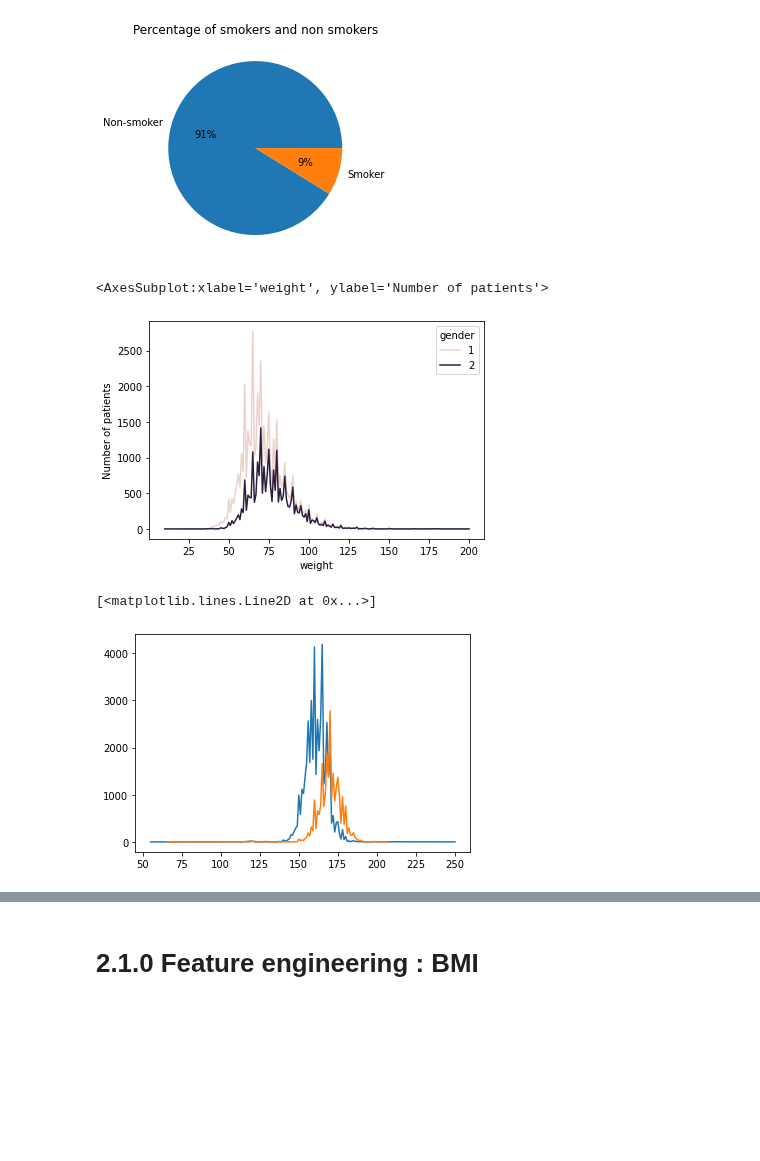
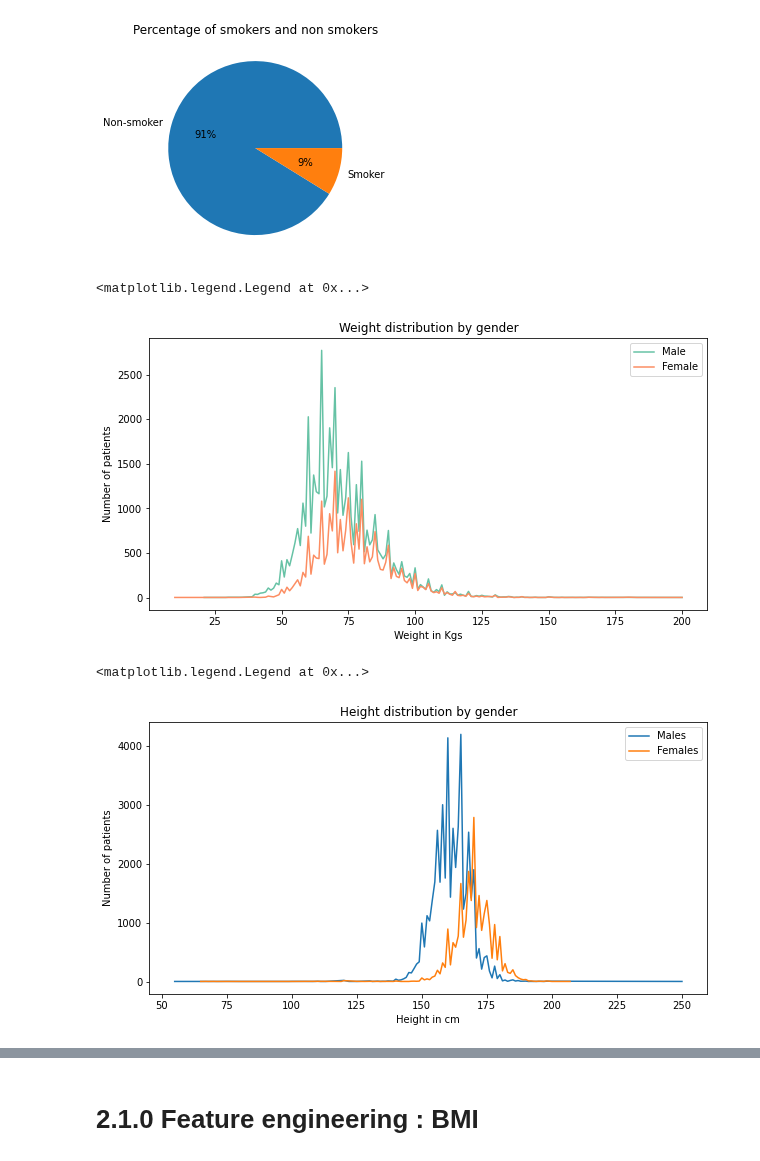
Before and after one commit to SamiFatmi/Machine-Learning-SAMI-FATMI, a Jupyter notebook: Labs/2-Disease_prediction.ipynb, the cells around one changed output, grey strips where cells are left out. Drawn from its saved outputs; the diff is of its cells as text; code cells hidden in the pictures; blank space fills up the shorter version.

```diff
--- a/Labs/2-Disease_prediction.ipynb
+++ b/Labs/2-Disease_prediction.ipynb
@@ -81,36 +96,44 @@ plt.show()
 # %% [output]
 [figure]
 # %%
-# Weight distribution
+### Weight distribution ###
 
+#group by weight and gender
 df_weight = df[["weight","gender"]].astype("int32").groupby(["weight","gender"]).size()
 
-df_weight = pd.DataFrame(df_weight).reset_index().rename(columns={0:"Number of patients"}).sort_values("weight",ascending=True).reset_index(drop=True)
+#renaming columns
+df_weight = pd.DataFrame(df_weight).reset_index().rename(columns={0:"Number of patients","gender":"Gender","weight":"Weight in Kgs"}).sort_values("Weight in Kgs",ascending=True).reset_index(drop=True)
 
+#plot
+plt.figure(figsize=(10,5))
 sns.lineplot(data = df_weight,
-                x="weight",
+                x="Weight in Kgs",
                 y="Number of patients",
-                hue="gender"
-                )
+                hue="Gender",
+                palette ="Set2"
+                ).set(title = "Weight distribution by gender")
+plt.legend(labels=["Male","Female"])
 # %% [output]
-<AxesSubplot:xlabel='weight', ylabel='Number of patients'>
+<matplotlib.legend.Legend at 0x...>
-[figure, old version]
+[figure, new version]
 # %%
-# Height distribution
+### Height distribution ###
 
+#Height by gender
 df_height = df_weight = df[["height","gender"]].astype("int32").groupby(["height","gender"]).size()
 
+#Renaming the columns
 df_height = pd.DataFrame(df_height).reset_index().rename(columns={0:"Number of patients"}).sort_values("height",ascending=True).reset_index(drop=True)
 
+#Plot
+plt.figure(figsize=(10,5))
 plt.plot(df_height[df_height["gender"]==1]["height"],df_height[df_height["gender"]==1]["Number of patients"])
 plt.plot(df_height[df_height["gender"]==2]["height"],df_height[df_height["gender"]==2]["Number of patients"])
-
-#sns.lineplot(data = df_height,
-#                x="height",
-#                y="Number of patients",
-#                hue="gender"
-#                )
+plt.ylabel("Number of patients")
+plt.xlabel("Height in cm")
+plt.title("Height distribution by gender")
+plt.legend(("Males","Females"))
 # %% [output]
-[<matplotlib.lines.Line2D at 0x...>]
+<matplotlib.legend.Legend at 0x...>
-[figure, old version]
+[figure, new version]
 # %%
```
Also changed, not shown: parts of 16 cells of this notebook.
